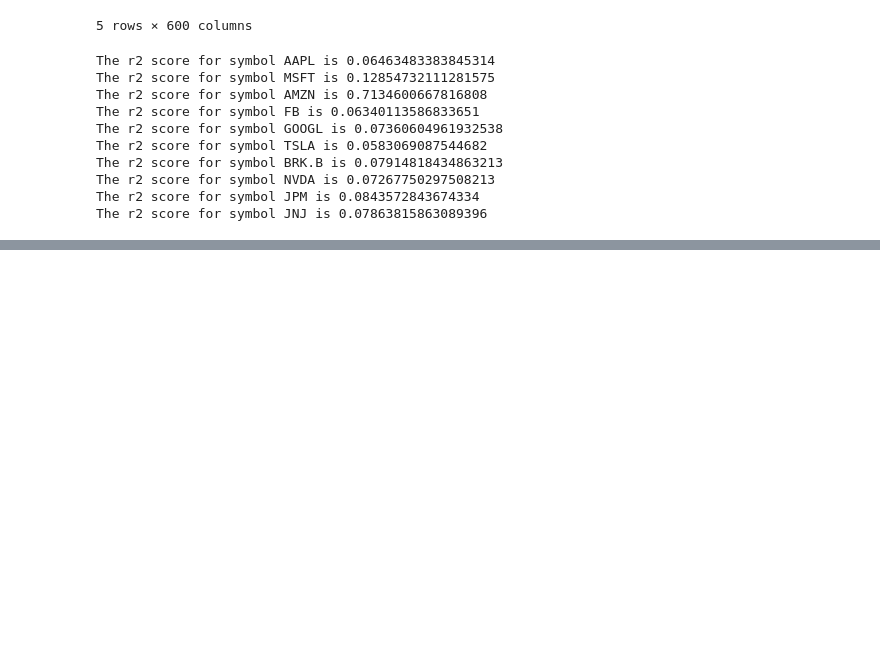
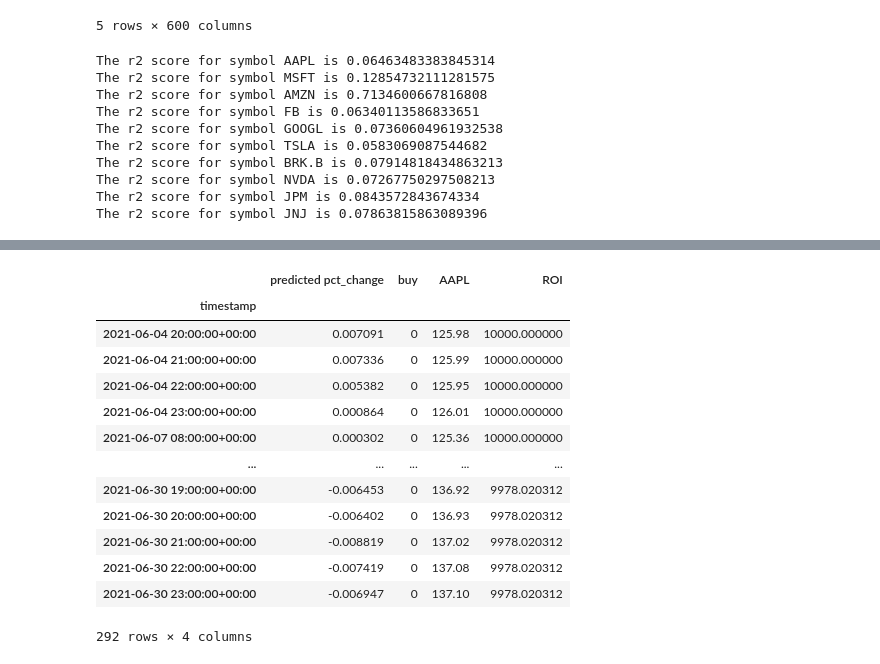
Before and after one commit to BaldHeads/alpha_gen, a Jupyter notebook: scratch/ten_stocks.ipynb, the cells around one changed output, grey strips where cells are left out. Saved outputs shown, nothing was run; the diff lists cells and outputs as text; code cells hidden in the pictures; blank space fills up the shorter version.

```diff
--- a/scratch/ten_stocks.ipynb
+++ b/scratch/ten_stocks.ipynb
@@ -185,0 +248,17 @@ pd.DataFrame({"timestamp":current_pctchange_df.index, "predicted pct_change":y_c
+# %%
+aapl_return
+# %% [output]
+|  | predicted pct_change | buy | AAPL | ROI |
+| timestamp |  |  |  |  |
+| 2021-06-04 20:00:00+00:00 | 0.007091 | 0 | 125.98 | 10000.000000 |
+| 2021-06-04 21:00:00+00:00 | 0.007336 | 0 | 125.99 | 10000.000000 |
+| 2021-06-04 22:00:00+00:00 | 0.005382 | 0 | 125.95 | 10000.000000 |
+| 2021-06-04 23:00:00+00:00 | 0.000864 | 0 | 126.01 | 10000.000000 |
+| 2021-06-07 08:00:00+00:00 | 0.000302 | 0 | 125.36 | 10000.000000 |
+| ... | ... | ... | ... | ... |
+| 2021-06-30 19:00:00+00:00 | -0.006453 | 0 | 136.92 | 9978.020312 |
+| 2021-06-30 20:00:00+00:00 | -0.006402 | 0 | 136.93 | 9978.020312 |
+| 2021-06-30 21:00:00+00:00 | -0.008819 | 0 | 137.02 | 9978.020312 |
+| 2021-06-30 22:00:00+00:00 | -0.007419 | 0 | 137.08 | 9978.020312 |
+| 2021-06-30 23:00:00+00:00 | -0.006947 | 0 | 137.10 | 9978.020312 |
+292 rows × 4 columns
```
Also changed, not shown: parts of 5 cells of this notebook.
